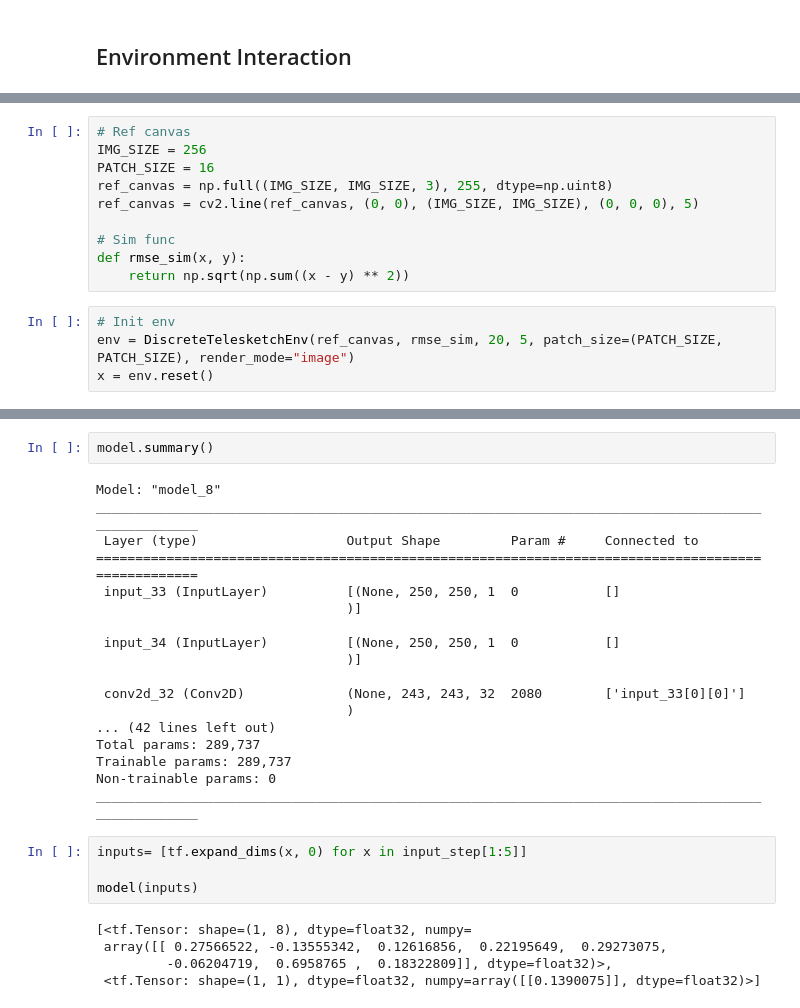
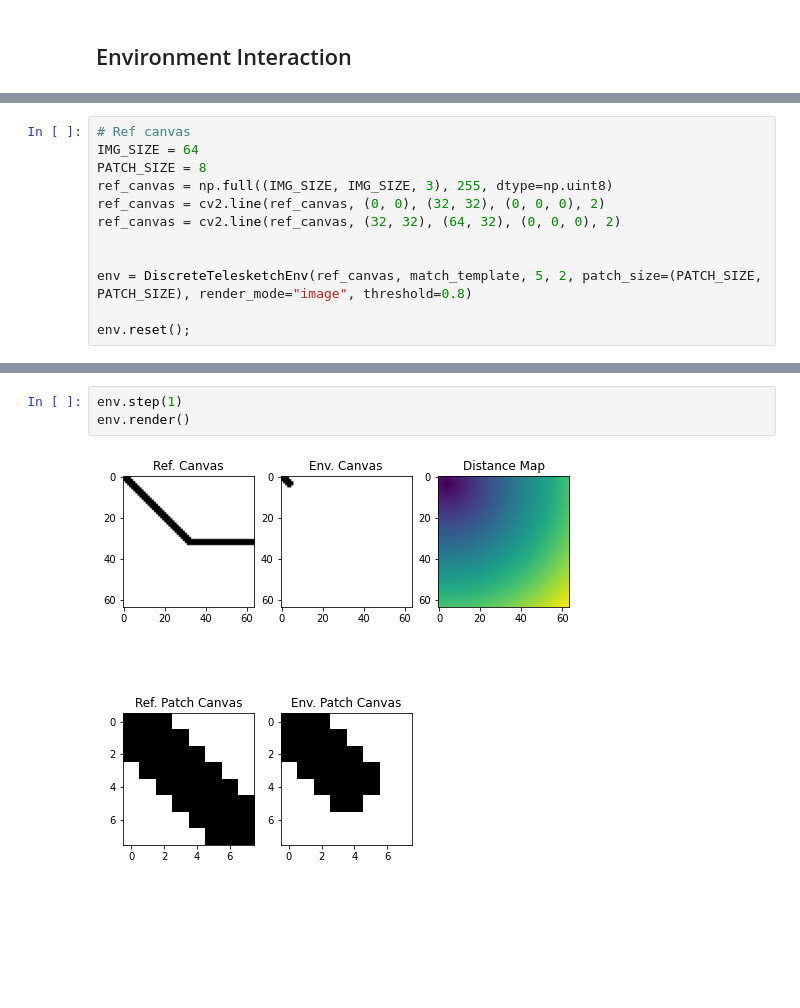
Before and after one commit to AlexStirban/RLPaint, a Jupyter notebook: Playground/RLPaint/rlpaint-v0.ipynb, the cells around one changed output, grey strips where cells are left out. Cells and saved outputs as stored; diff of their text form; blank space fills up the shorter version.

```diff
--- a/Playground/RLPaint/rlpaint-v0.ipynb
+++ b/Playground/RLPaint/rlpaint-v0.ipynb
@@ -146,14 +295,12 @@ class ActorCritic(tf.keras.Model):
 # %%
 # Ref canvas
-IMG_SIZE = 256
-PATCH_SIZE = 16
+IMG_SIZE = 64
+PATCH_SIZE = 8
 ref_canvas = np.full((IMG_SIZE, IMG_SIZE, 3), 255, dtype=np.uint8)
-ref_canvas = cv2.line(ref_canvas, (0, 0), (IMG_SIZE, IMG_SIZE), (0, 0, 0), 5)
+ref_canvas = cv2.line(ref_canvas, (0, 0), (32, 32), (0, 0, 0), 2)
+ref_canvas = cv2.line(ref_canvas, (32, 32), (64, 32), (0, 0, 0), 2)
 
-# Sim func
-def rmse_sim(x, y):
-    return np.sqrt(np.sum((x - y) ** 2))
+
+env = DiscreteTelesketchEnv(ref_canvas, match_template, 5, 2, patch_size=(PATCH_SIZE, PATCH_SIZE), render_mode="image", threshold=0.8)
+
+env.reset();
-# %%
-# Init env
-env = DiscreteTelesketchEnv(ref_canvas, rmse_sim, 20, 5, patch_size=(PATCH_SIZE, PATCH_SIZE), render_mode="image")
-x = env.reset()
@@ -226,29 +307,5 @@ keras.utils.plot_model(model)
-# %%
-model.summary()
-# %% [output]
-Model: "model_8"
-__________________________________________________________________________________________________
- Layer (type)                   Output Shape         Param #     Connected to
-==================================================================================================
- input_33 (InputLayer)          [(None, 250, 250, 1  0           []
-                                )]
-
- input_34 (InputLayer)          [(None, 250, 250, 1  0           []
-                                )]
-
- conv2d_32 (Conv2D)             (None, 243, 243, 32  2080        ['input_33[0][0]']
-                                )
-... (42 lines left out)
-Total params: 289,737
-Trainable params: 289,737
-Non-trainable params: 0
-__________________________________________________________________________________________________
-# %%
-inputs= [tf.expand_dims(x, 0) for x in input_step[1:5]]
-
-model(inputs)
-# %% [output]
-[<tf.Tensor: shape=(1, 8), dtype=float32, numpy=
- array([[ 0.27566522, -0.13555342,  0.12616856,  0.22195649,  0.29273075,
-         -0.06204719,  0.6958765 ,  0.18322809]], dtype=float32)>,
- <tf.Tensor: shape=(1, 1), dtype=float32, numpy=array([[0.1390075]], dtype=float32)>]
+# %%
+env.step(1)
+env.render()
+# %% [output]
+[figure, added]
```
Also changed, not shown: parts of 19 cells of this notebook, 5 other files.
